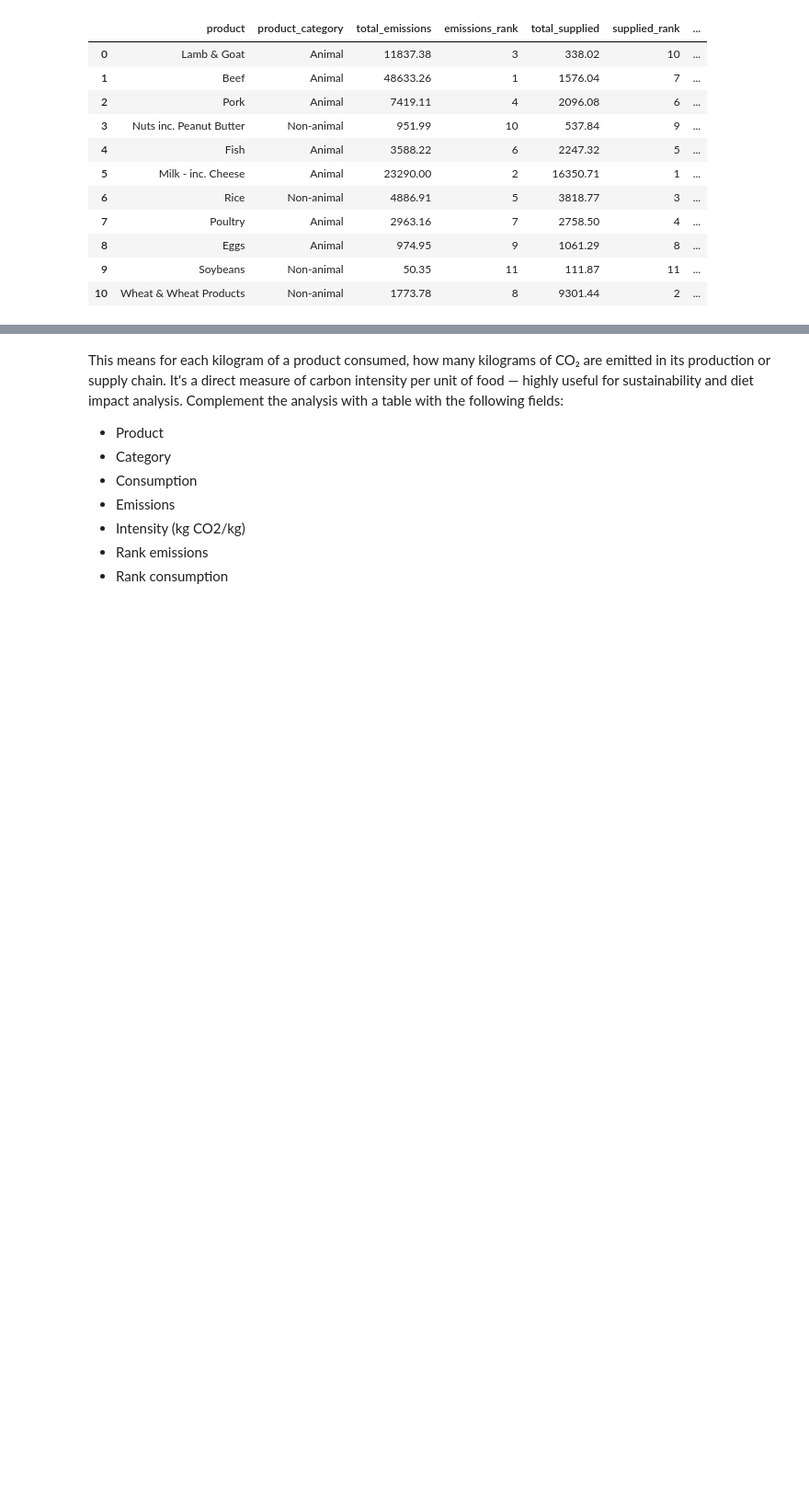
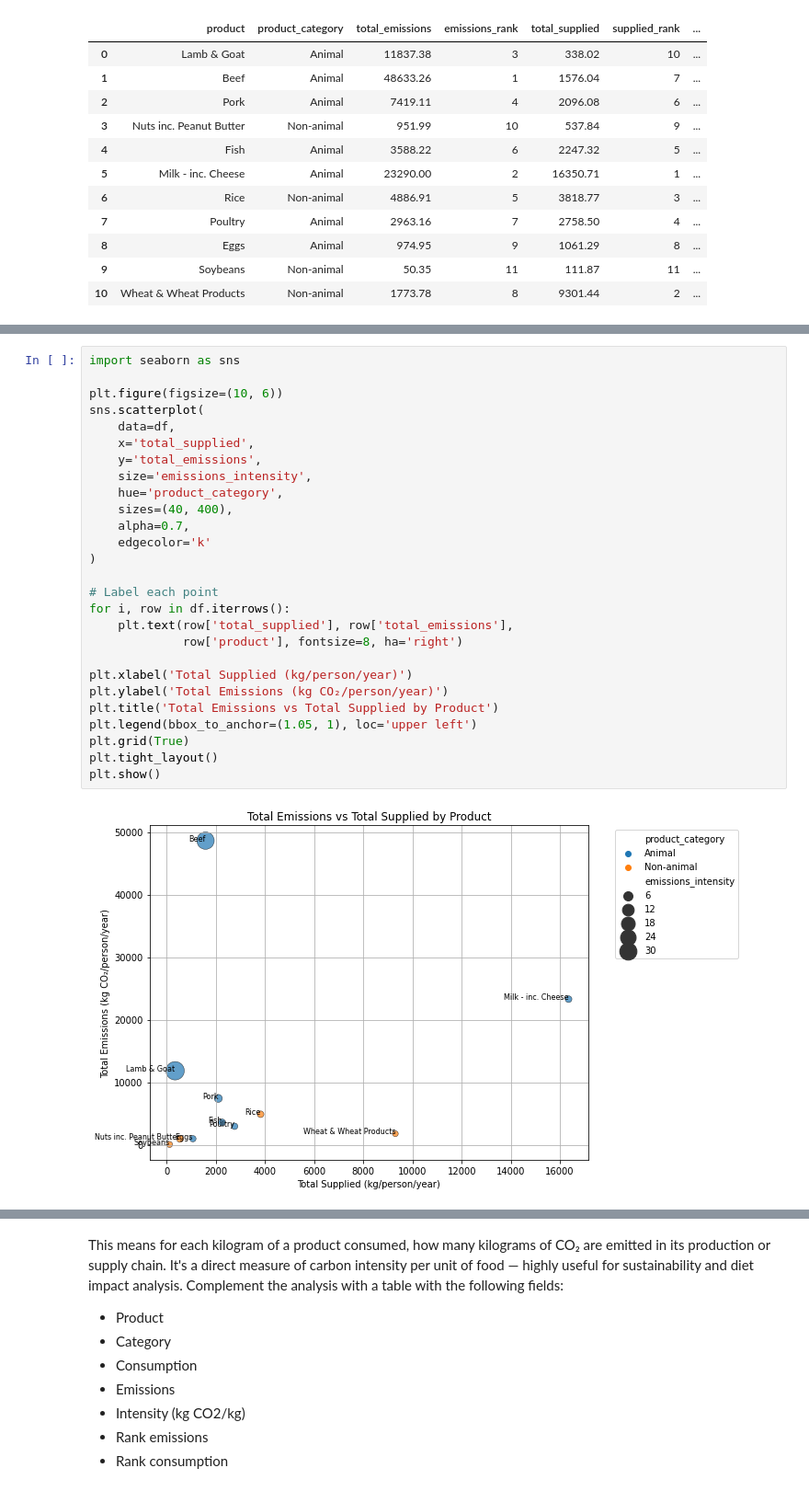
Before and after one commit to daniel-epm/food_carbon_fp, a Jupyter notebook: foodprint_analysis.ipynb, the cells around one changed output, grey strips where cells are left out. Shown: that part at 92% size. Drawn from its saved outputs; the diff is of its cells as text; blank space fills up the shorter version.

```diff
--- a/foodprint_analysis.ipynb
+++ b/foodprint_analysis.ipynb
@@ -470,0 +483,29 @@ FROM emissions JOIN supplied ON emissions.product = supplied.product ORDER BY em
+# %%
+import seaborn as sns
+
+plt.figure(figsize=(10, 6))
+sns.scatterplot(
+    data=df,
+    x='total_supplied',
+    y='total_emissions',
+    size='emissions_intensity',
+    hue='product_category',
+    sizes=(40, 400),
+    alpha=0.7,
+    edgecolor='k'
+)
+
+# Label each point
+for i, row in df.iterrows():
+    plt.text(row['total_supplied'], row['total_emissions'],
+             row['product'], fontsize=8, ha='right')
+
+plt.xlabel('Total Supplied (kg/person/year)')
+plt.ylabel('Total Emissions (kg CO₂/person/year)')
+plt.title('Total Emissions vs Total Supplied by Product')
+plt.legend(bbox_to_anchor=(1.05, 1), loc='upper left')
+plt.grid(True)
+plt.tight_layout()
+plt.show()
+# %% [output]
+[figure, added]
```
Also changed, not shown: parts of 3 cells of this notebook.
